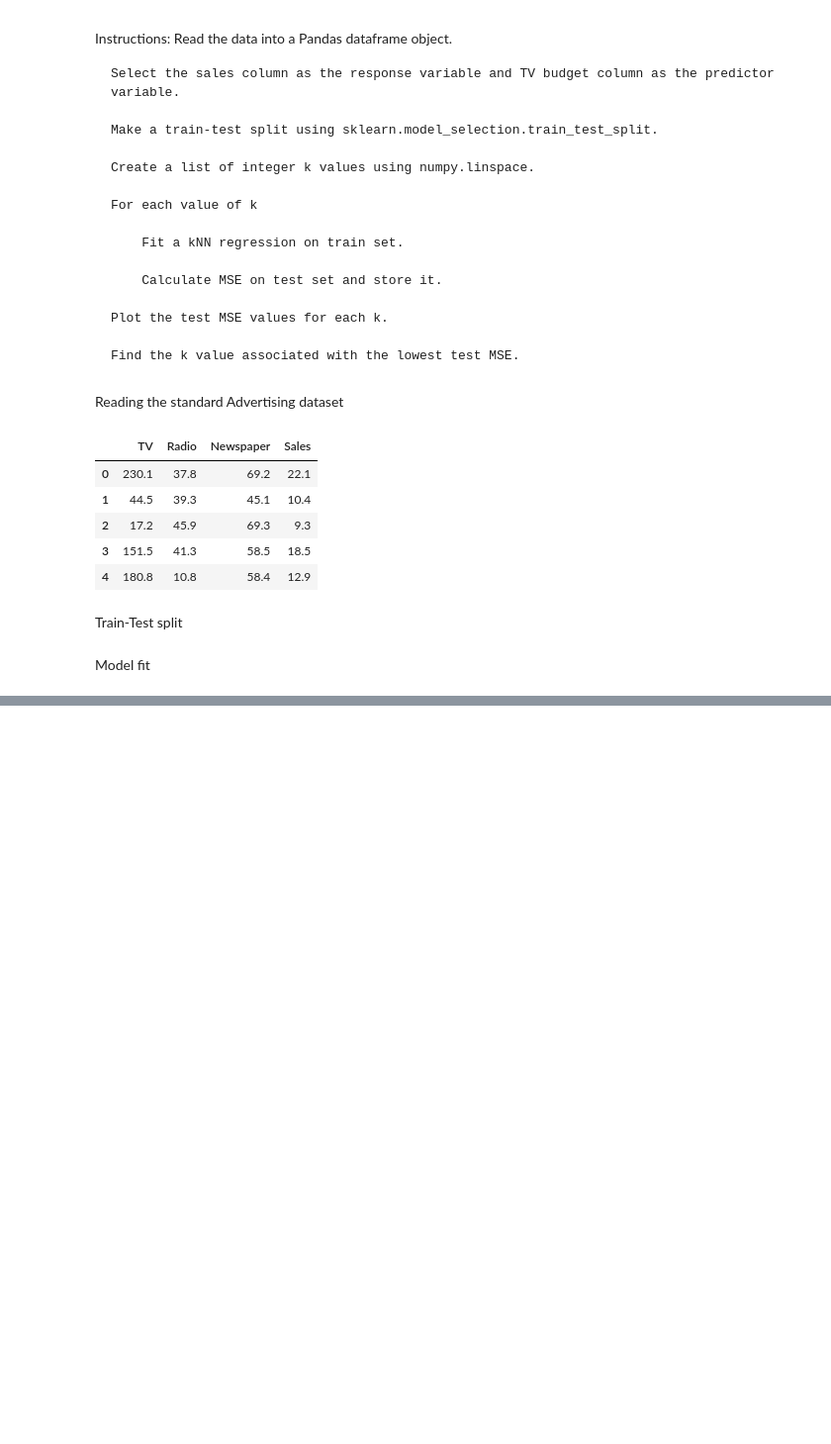
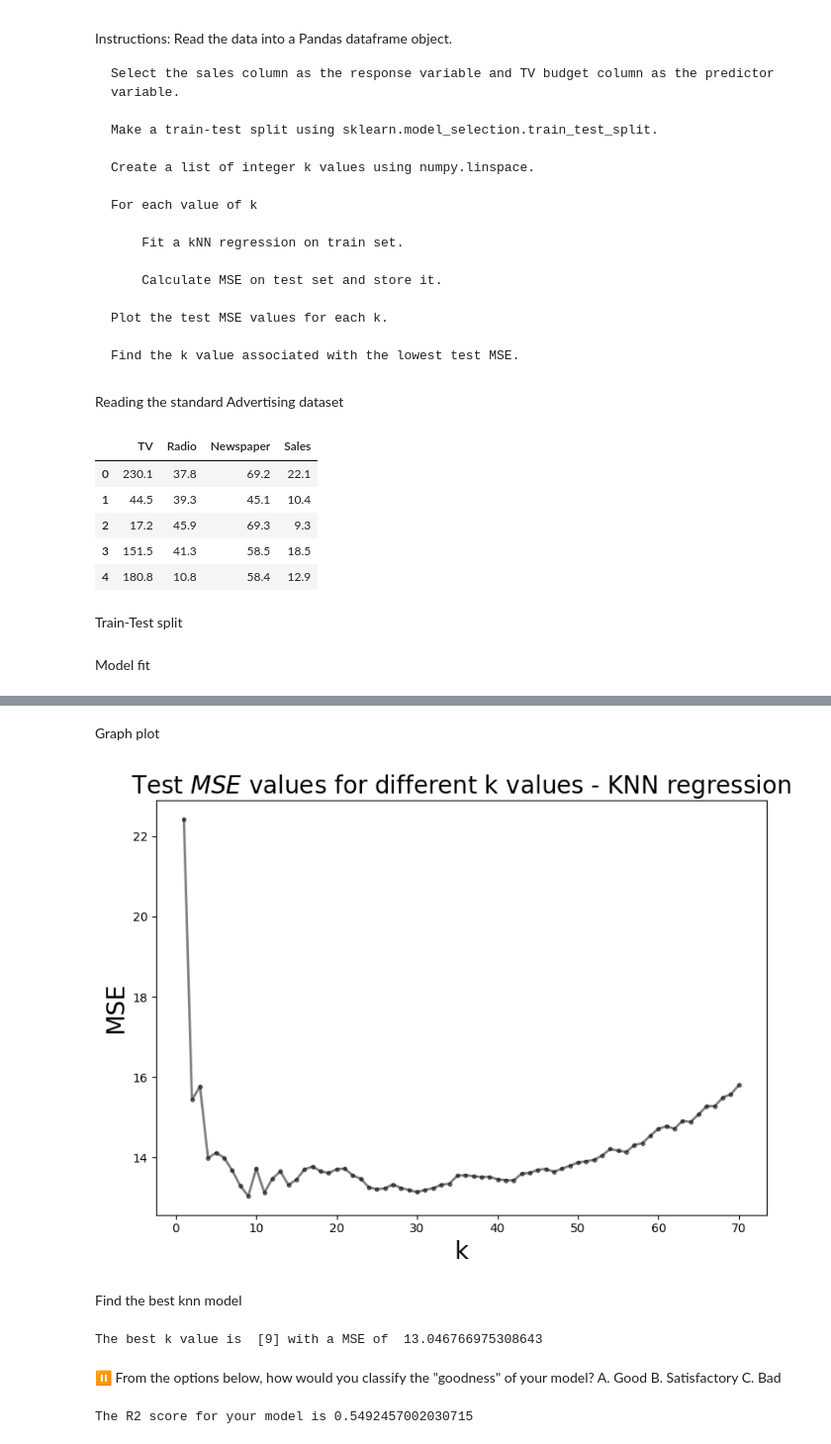
Before and after one commit to davidegarr/CS109x, a Jupyter notebook: 01_Linear_Regression/03_finding_best_k_kNN_regression.ipynb, the cells around one changed output, grey strips where cells are left out. Shown: that part at 99% size. Drawn from its saved outputs; the diff is of its cells as text; code cells hidden in the pictures; blank space fills up the shorter version.

```diff
--- a/01_Linear_Regression/03_finding_best_k_kNN_regression.ipynb
+++ b/01_Linear_Regression/03_finding_best_k_kNN_regression.ipynb
@@ -116,0 +116,33 @@ ValueError: Found input variables with inconsistent numbers of samples: [200, 80
+# %% [markdown]
+Graph plot
+# %%
+# Plot a graph which depicts the relation between the k values and MSE
+plt.figure(figsize=(8,6))
+plt.plot(k_list, knn_dict.values(),'k.-',alpha=0.5,linewidth=2)
+
+# Set the title and axis labels
+plt.xlabel('k',fontsize=20)
+plt.ylabel('MSE',fontsize = 20)
+plt.title('Test $MSE$ values for different k values - KNN regression',fontsize=20)
+plt.tight_layout()
+# %% [output]
+[figure, added]
+# %% [markdown]
+Find the best knn model
+# %%
+### edTest(test_mse) ###
+# Find the lowest MSE among all the kNN models
+min_mse = min(knn_dict.values())
+
+# Use list comprehensions to find the k value associated with the lowest MSE
+best_model = [key  for (key, value) in knn_dict.items() if value == min_mse]
+
+# Print the best k-value
+print ("The best k value is ",best_model,"with a MSE of ", min_mse)
+# %% [output]
+The best k value is  [9] with a MSE of  13.046766975308643
+# %% [markdown]
+⏸ From the options below, how would you classify the "goodness" of your model?
+A. Good
+B. Satisfactory
+C. Bad
@@ -116,0 +153,10 @@ ValueError: Found input variables with inconsistent numbers of samples: [200, 80
+# %%
+# Helper code to compute the R2_score of your best model
+model = KNeighborsRegressor(n_neighbors=best_model[0])
+model.fit(x_train,y_train)
+y_pred_test = model.predict(x_test)
+
+# Print the R2 score of the model
+print(f"The R2 score for your model is {r2_score(y_test, y_pred_test)}")
+# %% [output]
+The R2 score for your model is 0.5492457002030715
```
Also changed, not shown: parts of 4 cells of this notebook.
